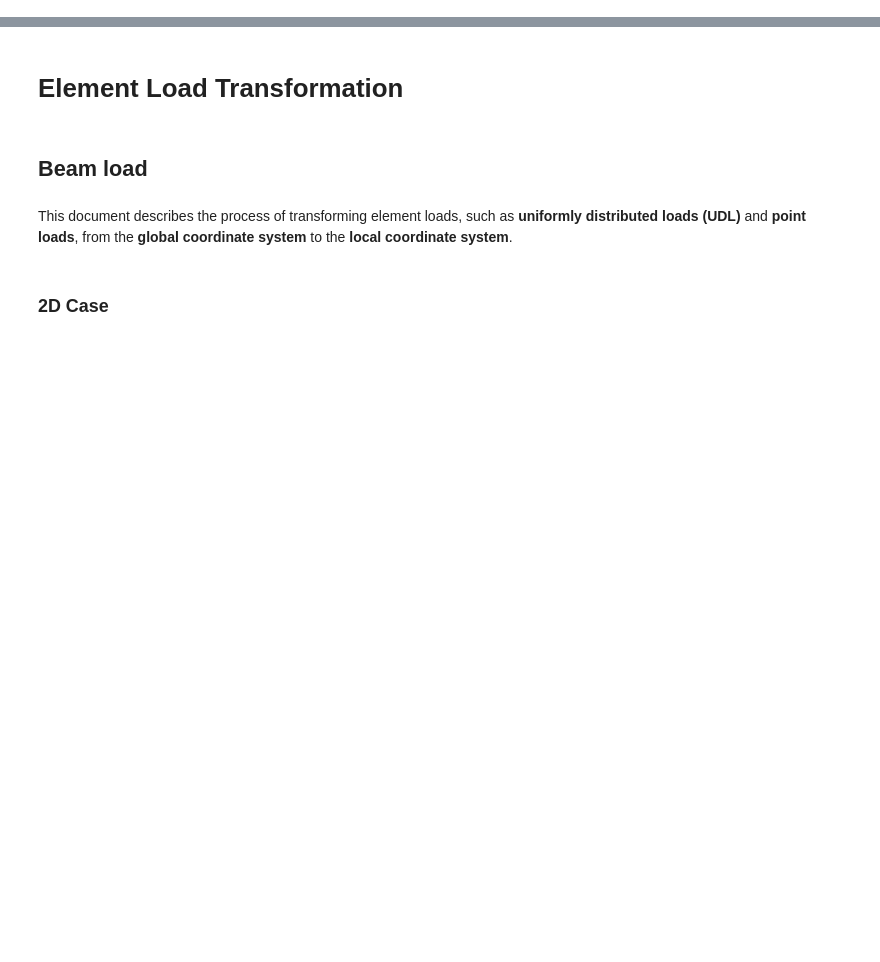
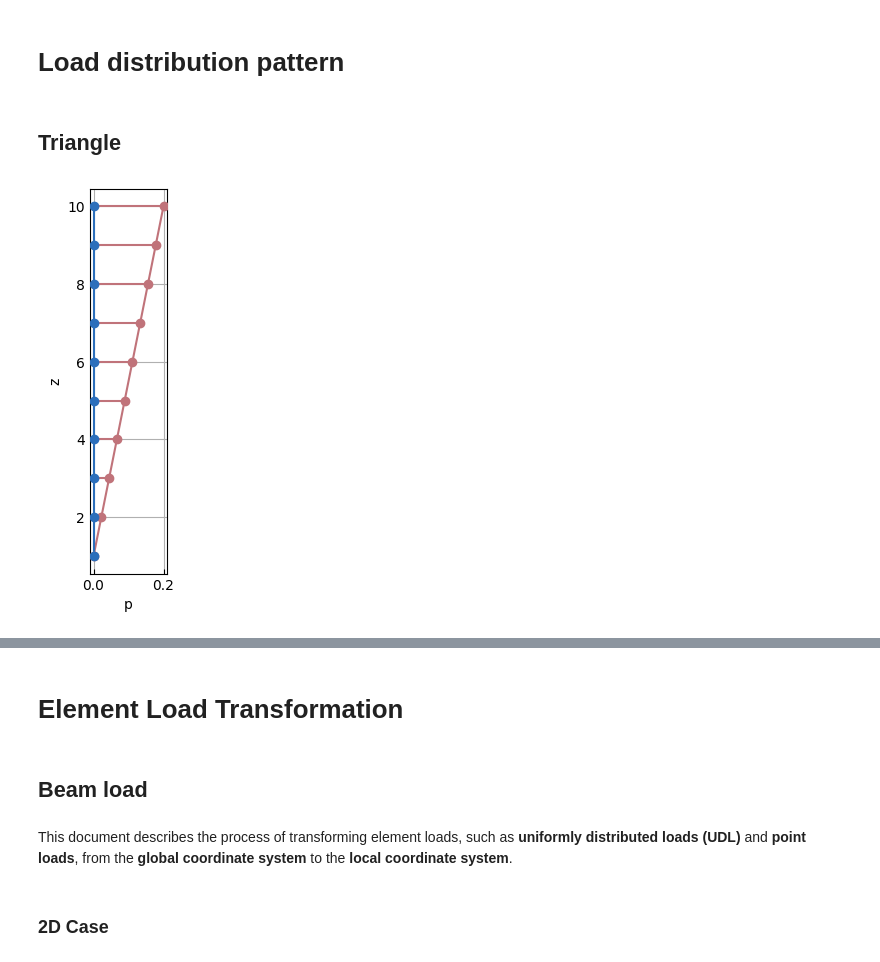
Before and after one commit to yexiang1992/opstool, a Jupyter notebook: docs/src/pre/loads.ipynb, the cells around one changed output, grey strips where cells are left out. Saved outputs shown, nothing was run; the diff lists cells and outputs as text; code cells hidden in the pictures; blank space fills up the shorter version.

Commit message:
feat: add pre.apply_load_distribution

```diff
--- a/docs/src/pre/loads.ipynb
+++ b/docs/src/pre/loads.ipynb
@@ -0,0 +1,2 @@
+# %% [markdown]
+# Load distribution pattern
@@ -0,0 +6,22 @@
+# %%
+def model():
+    ops.wipe()
+    ops.model("basic", "-ndm", 3, "-ndf", 3)
+    nodeTags = []
+    for i in range(1, 11):
+        ops.node(i, 0, 0, i)
+        nodeTags.append(i)
+    # Define your nodes and elements here
+    # Define a load pattern
+    ops.timeSeries("Linear", 1)
+    ops.pattern("Plain", 1, 1)
+    return nodeTags
+# %% [markdown]
+## Triangle
+# %%
+nodeTags = model()
+node_loads = opst.pre.apply_load_distribution(
+    node_tags=nodeTags, coord_axis="z", load_axis="x", dist_type="triangle", plot=True
+)
+# %% [output]
+[figure, added]
```
Also changed, not shown: parts of 11 cells of this notebook, 8 other files.
